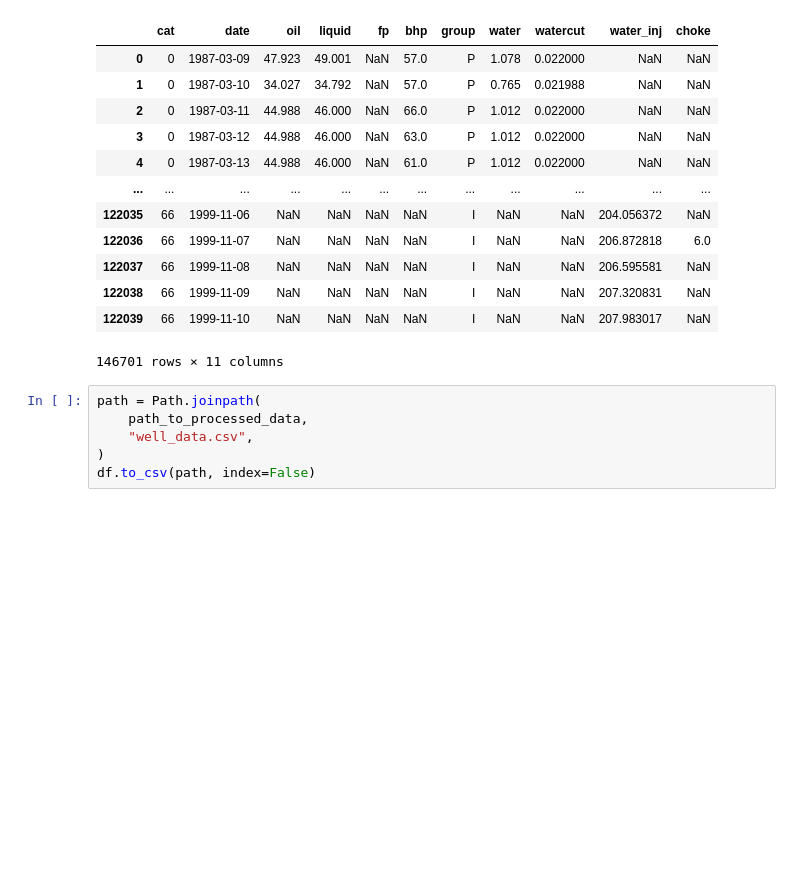
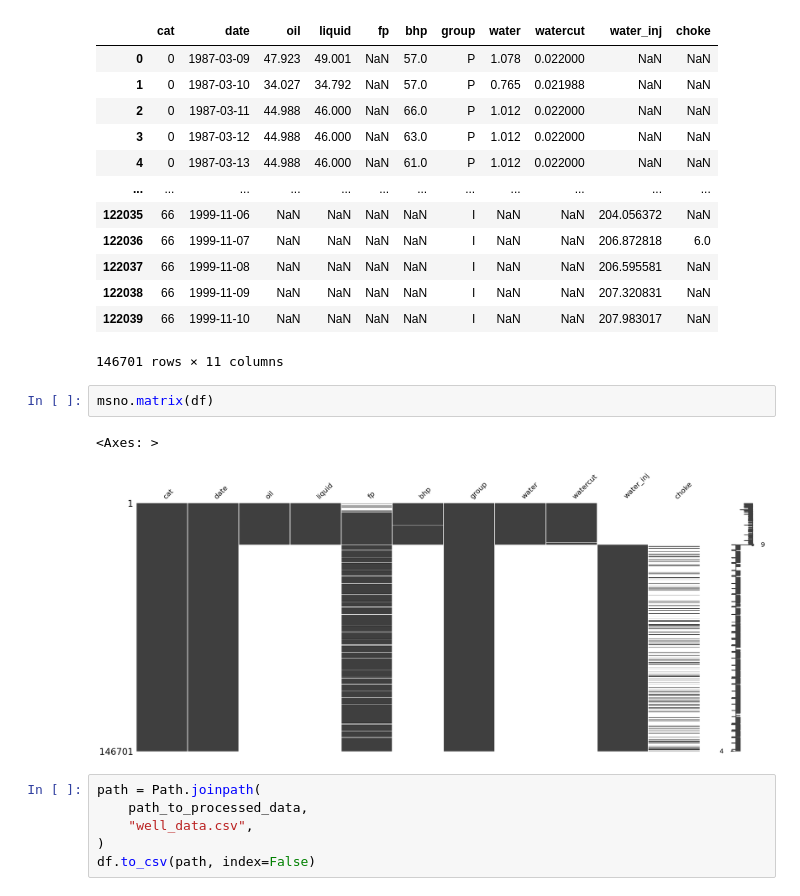
Before and after one commit to Curiod/interwell-connectivity-estimation, a Jupyter notebook: notebooks/preprocess.ipynb, the cells around one changed output. Saved outputs shown, nothing was run; the diff lists cells and outputs as text; blank space fills up the shorter version.

```diff
--- a/notebooks/preprocess.ipynb
+++ b/notebooks/preprocess.ipynb
@@ -92,6 +182,11 @@ df
 | 122038 | 66 | 1999-11-09 | NaN | NaN | NaN | NaN | I | NaN | NaN | 207.320831 | NaN |
 | 122039 | 66 | 1999-11-10 | NaN | NaN | NaN | NaN | I | NaN | NaN | 207.983017 | NaN |
 146701 rows × 11 columns
+# %%
+msno.matrix(df)
+# %% [output]
+<Axes: >
+[figure, added]
 # %%
 path = Path.joinpath(
     path_to_processed_data,
```
Also changed, not shown: parts of 2 cells of this notebook, 1 other file.
